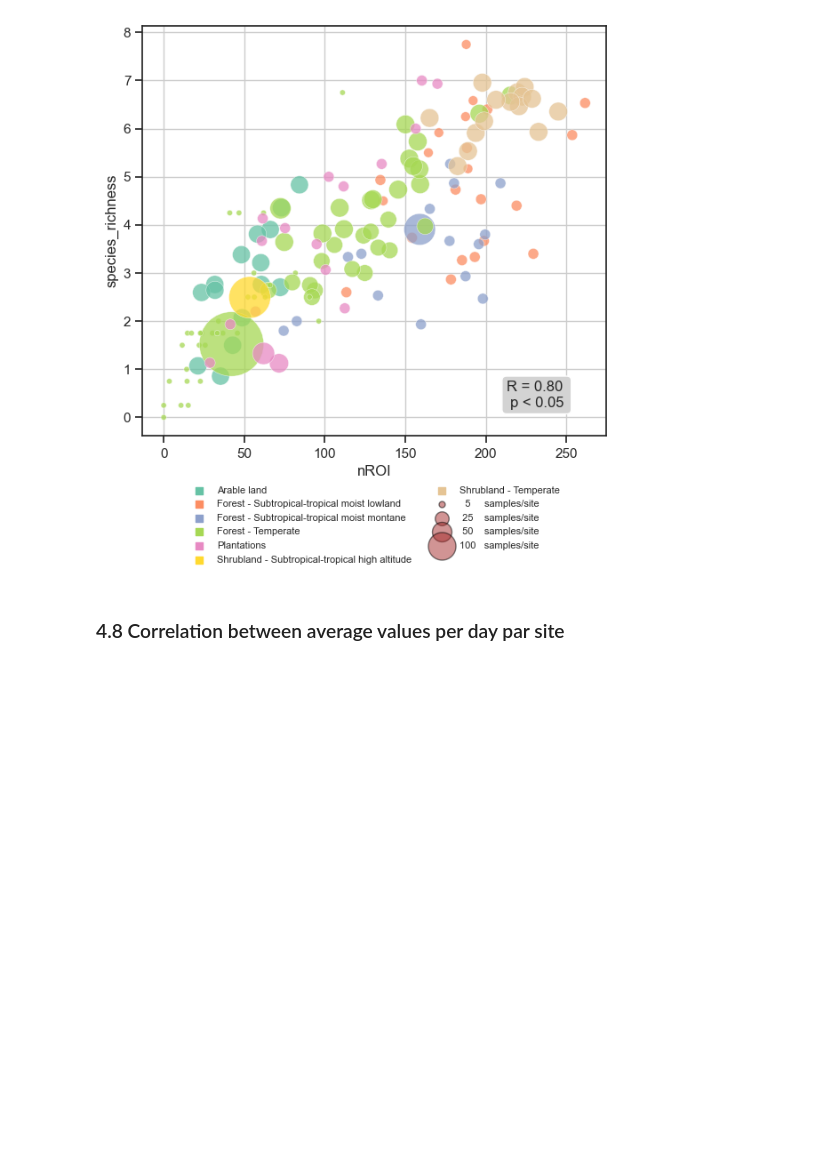
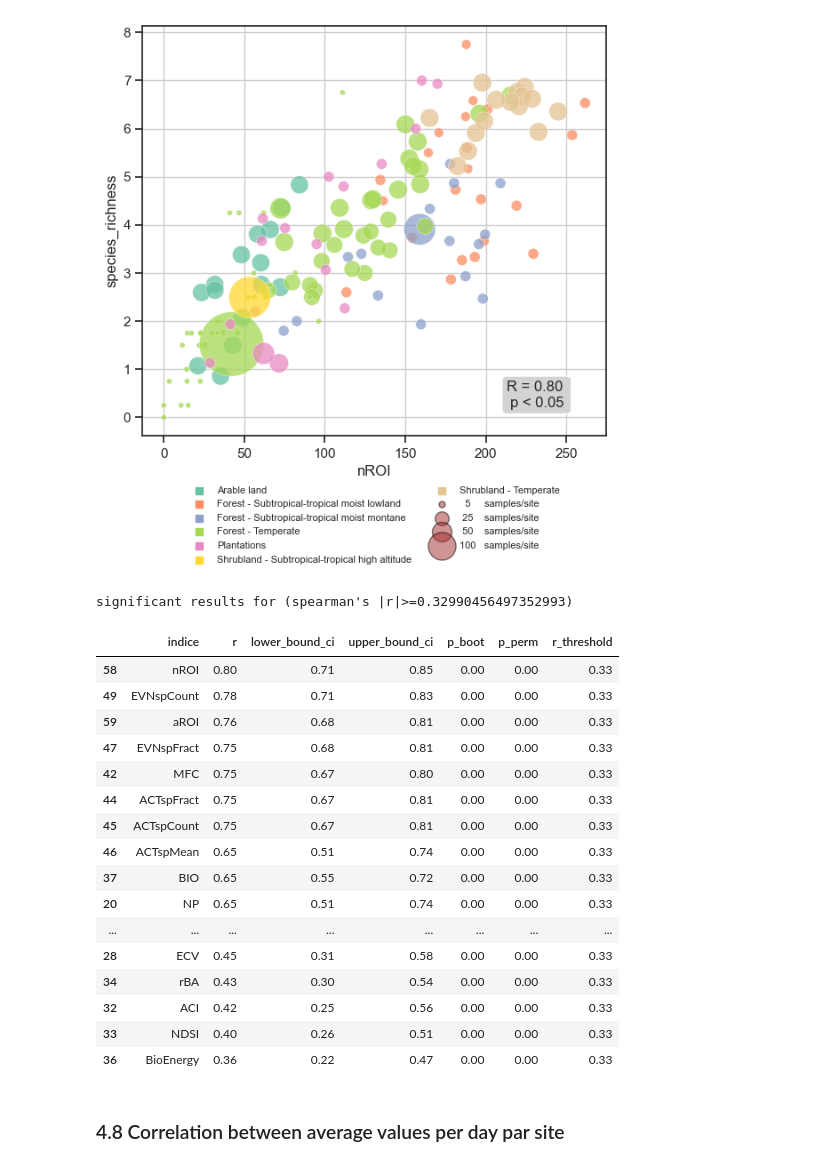
Before and after one commit to ear-team/haupert_acoustic_indices_2025, a Jupyter notebook: notebooks/02_indices_correlation.ipynb, the cells around one changed output. Saved outputs shown, nothing was run; the diff lists cells and outputs as text; code cells hidden in the pictures; blank space fills up the shorter version.

```diff
--- a/notebooks/02_indices_correlation.ipynb
+++ b/notebooks/02_indices_correlation.ipynb
@@ -168,7 +168,11 @@ for indices_csv, indices_dir in INDICES_ALL :
 
 df_label = pd.DataFrame()
 for annotations_csv, annotations_dir in ANNOTATIONS_ALL :
-    df_label   = pd.concat([df_label, pd.read_csv(os.path.join(annotations_dir,annotations_csv), sep=',')], axis=0)
+    # df_label   = pd.concat([df_label, pd.read_csv(os.path.join(annotations_dir,annotations_csv), sep=',')], axis=0)
+    # add a column dataset containing the dataset name (last  part of the path in annotations_dir)
+    df_temp = pd.read_csv(os.path.join(annotations_dir,annotations_csv), sep=',')
+    df_temp['dataset'] = annotations_dir.split('/')[-1]
+    df_label = pd.concat([df_label, df_temp], axis=0)
 
 # select a site
 df_label = df_label[df_label['site'].isin(SITES_ALL)]
@@ -181,8 +185,10 @@ df_indices.drop(['Date','file','clipping'], axis='columns', inplace=True)
 df_indices.set_index('filename', inplace = True)
 df_label.set_index('filename', inplace = True)
 
-# keep only richness ('species_richness')
-df_label = df_label[[ 'date', 'site', 'device_id', 'biome','species_richness']]
+# keep several columns
+# df_label = df_label[[ 'date', 'site', 'device_id', 'biome','species_richness']]
+# keep several columns
+df_label = df_label[[ 'date', 'site', 'LAT', 'LON', 'device_id', 'biome', 'dataset', 'species_richness']]
 
 # Rename the column biome into habitat
 df_label = df_label.rename(columns={'biome':'habitat'})
@@ -1515,9 +1306,22 @@ fig.tight_layout()
 # %% [output]
 [figure]
 # %%
-""" -------------------------------------------------------------------------------
+"""===============================================================================
     Correlation analysis on a set of indices with bootstrap and permutation tests
------------------------------------------------------------------------------------"""
+    -----------------------------------------------------------------------------
+
+    Summary of the steps:
+    ---------------------
+    - Using the grouped data by site
+    - For each acoustic index:
+        - Compute bootstrap correlation with ground truth
+        - Compute permutation correlation with ground truth
+        - Store statistics (r, CI, p-values)
+    - Calculate significance threshold using combined null r's from permutation tests
+    - Display indices with correlation coefficient higher than the threshold
+
+================================================================================"""
+
 if PROCESS :
     # list of stats as dictionnary (indice, r, ci, p_boot, p_perm)
     stat = []
@@ -1538,33 +1342,52 @@ if PROCESS :
 
     """ -------------------------------------------------------------------------------
         Estimation of the r's threshold. Higher r than the threshold correlates
         significantly with the species richness
     -----------------------------------------------------------------------------------"""
 
     combined_null_rs = np.asarray(combined_null_rs)
     combined_null_rs = combined_null_rs.flatten()
 
     # Adapted From Sarab Sethi's code (https://github.com/sarabsethi/sscape-avian-div-generalisability/blob/main/fig_richness_corrs_num_datasets.py)
     sorted_null_rs = np.sort(np.abs(combined_null_rs))
     sig_mult_hyp_corr = 1 - (0.05/CONFIG['n_bootstrap'])
     sig_ix = int(sig_mult_hyp_corr*len(sorted_null_rs))
     sig_level = sorted_null_rs[sig_ix]
 
     print('significant results for ({}\'s |r|>={})'.format(CONFIG['correlation_method'], sig_level))
 
     """ -------------------------------------------------------------------------------
         Dataframe with the statistics
     -----------------------------------------------------------------------------------"""
     df_stat = pd.DataFrame(stat)
     df_stat['r_threshold'] = sig_level
 
     """ -------------------------------------------------------------------------------
         Display the indices with a correlation coefficient higher than the threshold
     -----------------------------------------------------------------------------------"""
     # sort the dataframe by r
     df_stat = df_stat.sort_values(by='r', ascending=False)
     # print the dataframe with indices that have a correlation coefficient higher than the threshold
     display(df_stat[df_stat['r'] > df_stat['r_threshold']])
+# %% [output]
+significant results for (spearman's |r|>=0.32990456497352993)
+|  | indice | r | lower_bound_ci | upper_bound_ci | p_boot | p_perm | r_threshold |
+| 58 | nROI | 0.80 | 0.71 | 0.85 | 0.00 | 0.00 | 0.33 |
+| 49 | EVNspCount | 0.78 | 0.71 | 0.83 | 0.00 | 0.00 | 0.33 |
+| 59 | aROI | 0.76 | 0.68 | 0.81 | 0.00 | 0.00 | 0.33 |
+| 47 | EVNspFract | 0.75 | 0.68 | 0.81 | 0.00 | 0.00 | 0.33 |
+| 42 | MFC | 0.75 | 0.67 | 0.80 | 0.00 | 0.00 | 0.33 |
+| 44 | ACTspFract | 0.75 | 0.67 | 0.81 | 0.00 | 0.00 | 0.33 |
+| 45 | ACTspCount | 0.75 | 0.67 | 0.81 | 0.00 | 0.00 | 0.33 |
+| 46 | ACTspMean | 0.65 | 0.51 | 0.74 | 0.00 | 0.00 | 0.33 |
+| 37 | BIO | 0.65 | 0.55 | 0.72 | 0.00 | 0.00 | 0.33 |
+| 20 | NP | 0.65 | 0.51 | 0.74 | 0.00 | 0.00 | 0.33 |
+| ... | ... | ... | ... | ... | ... | ... | ... |
+| 28 | ECV | 0.45 | 0.31 | 0.58 | 0.00 | 0.00 | 0.33 |
+| 34 | rBA | 0.43 | 0.30 | 0.54 | 0.00 | 0.00 | 0.33 |
+| 32 | ACI | 0.42 | 0.25 | 0.56 | 0.00 | 0.00 | 0.33 |
+| 33 | NDSI | 0.40 | 0.26 | 0.51 | 0.00 | 0.00 | 0.33 |
+| 36 | BioEnergy | 0.36 | 0.22 | 0.47 | 0.00 | 0.00 | 0.33 |
 # %% [markdown]
 ### 4.8 Correlation between average values per day par site
 # %%
```
Also changed, not shown: parts of 10 cells of this notebook, 14 other files.
